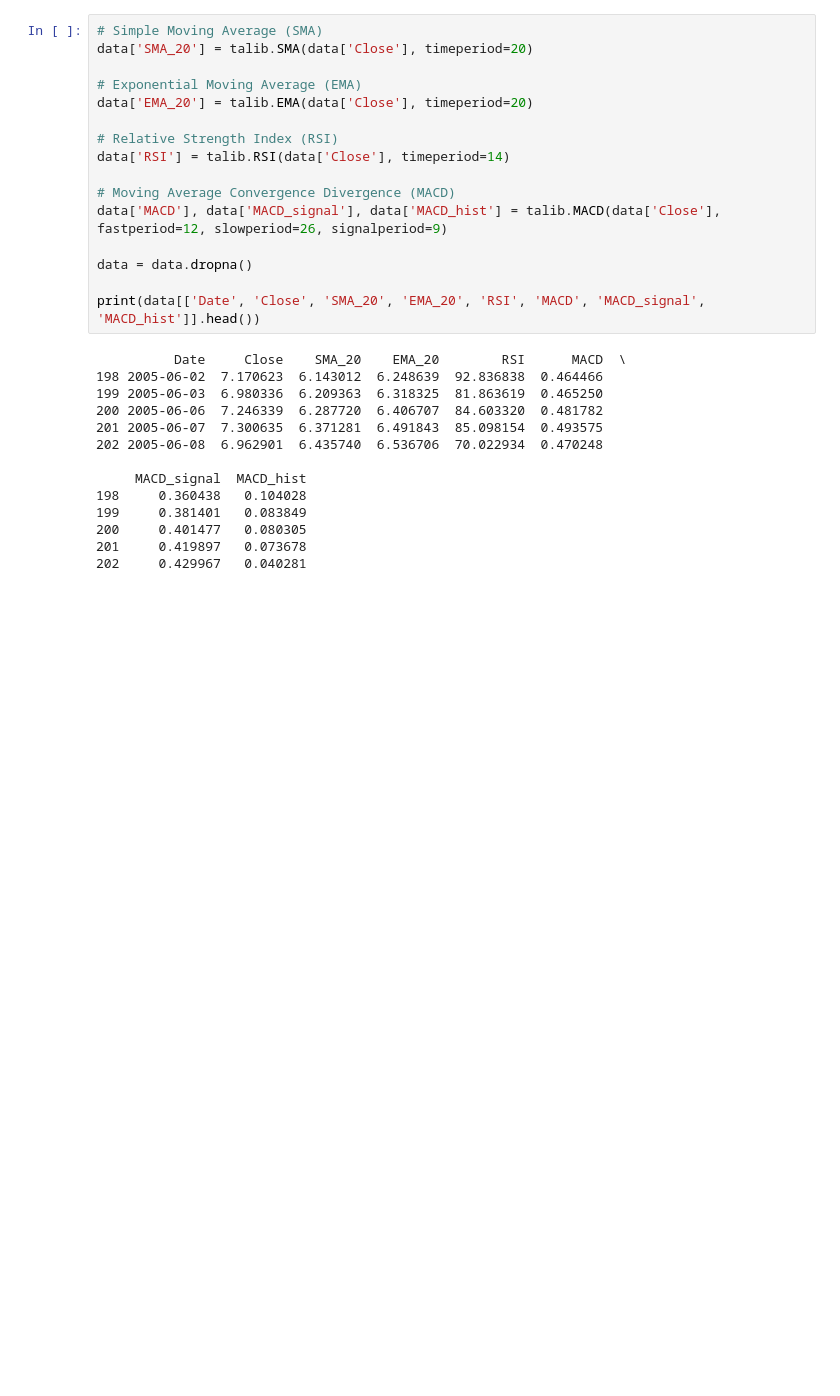
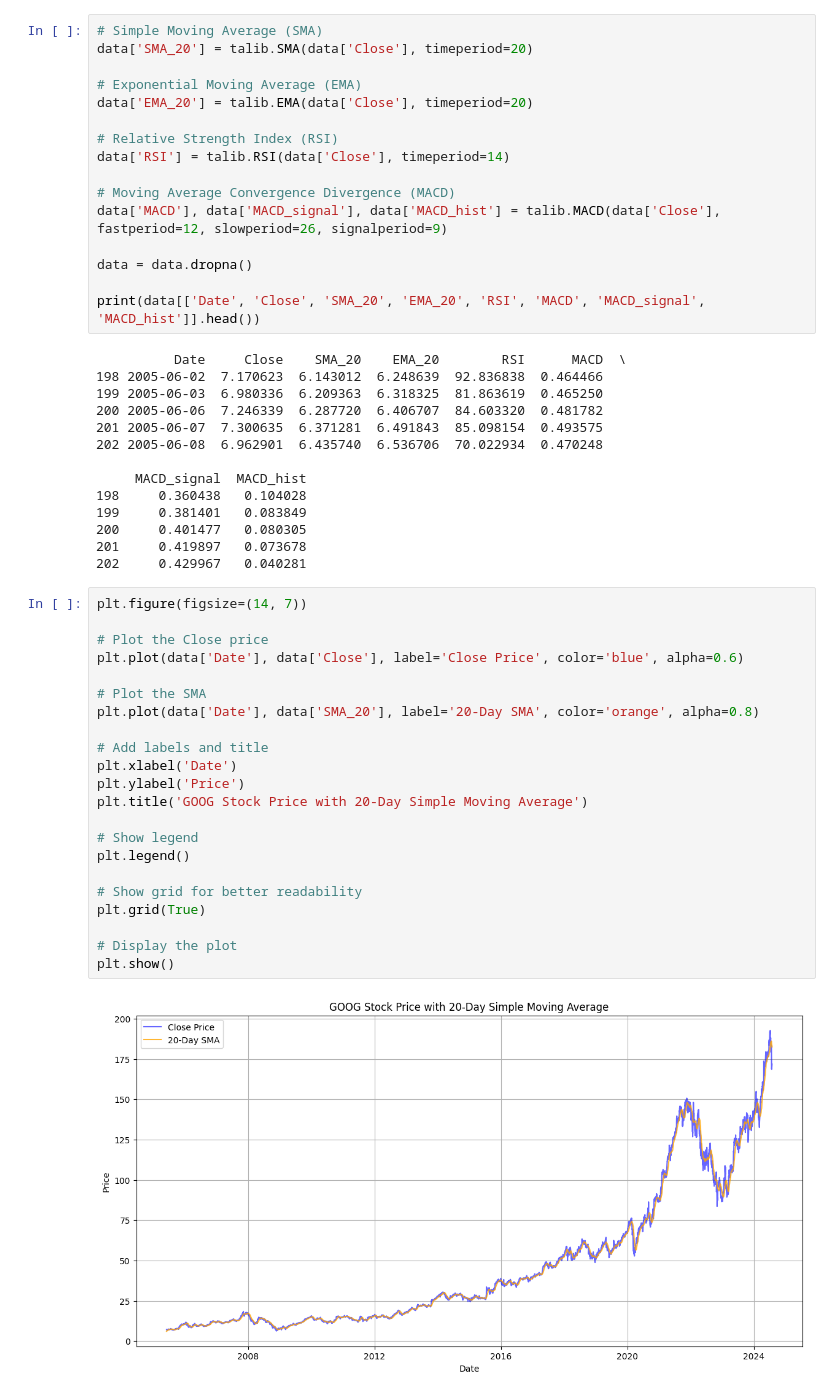
Before and after one commit to Liya-F/Kifiya-AI-MasteryW1, a Jupyter notebook: notebooks/quantitativeAnalysis.ipynb, the cells around one changed output. Drawn from its saved outputs; the diff is of its cells as text; blank space fills up the shorter version.

Commit message:
feat: visualization of indicators

```diff
--- a/notebooks/quantitativeAnalysis.ipynb
+++ b/notebooks/quantitativeAnalysis.ipynb
@@ -114,3 +114,27 @@ print(data[['Date', 'Close', 'SMA_20', 'EMA_20', 'RSI', 'MACD', 'MACD_signal', '
 200     0.401477   0.080305
 201     0.419897   0.073678
 202     0.429967   0.040281
+# %%
+plt.figure(figsize=(14, 7))
+
+# Plot the Close price
+plt.plot(data['Date'], data['Close'], label='Close Price', color='blue', alpha=0.6)
+
+# Plot the SMA
+plt.plot(data['Date'], data['SMA_20'], label='20-Day SMA', color='orange', alpha=0.8)
+
+# Add labels and title
+plt.xlabel('Date')
+plt.ylabel('Price')
+plt.title('GOOG Stock Price with 20-Day Simple Moving Average')
+
+# Show legend
+plt.legend()
+
+# Show grid for better readability
+plt.grid(True)
+
+# Display the plot
+plt.show()
+# %% [output]
+[figure, added]
```
Also changed, not shown: parts of 4 cells of this notebook.
